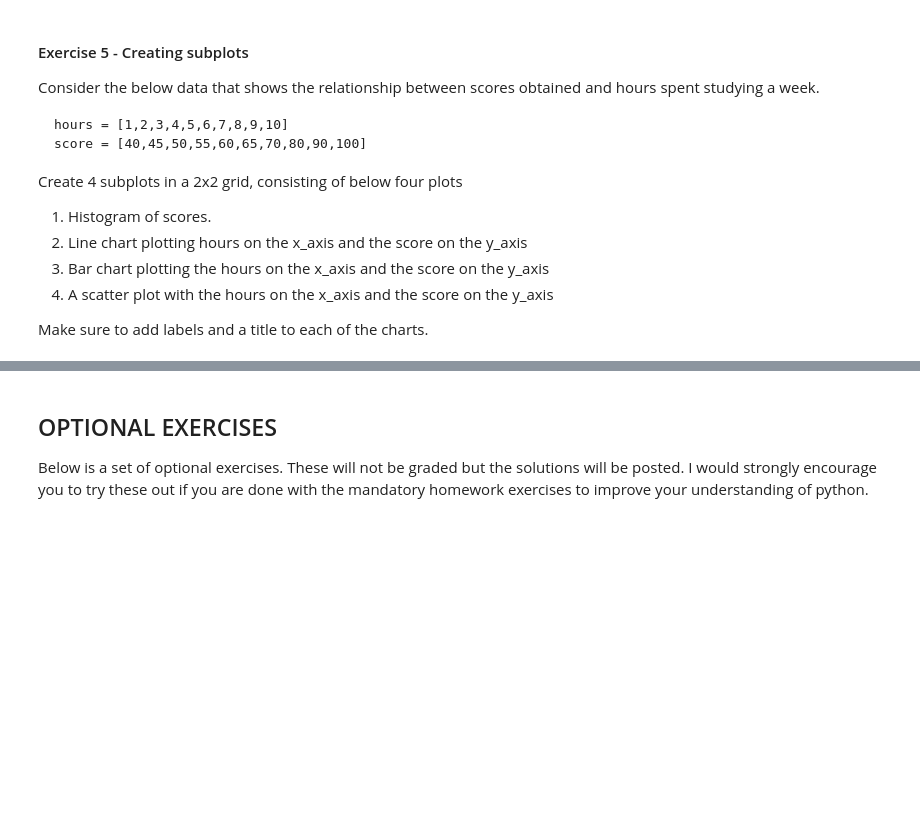
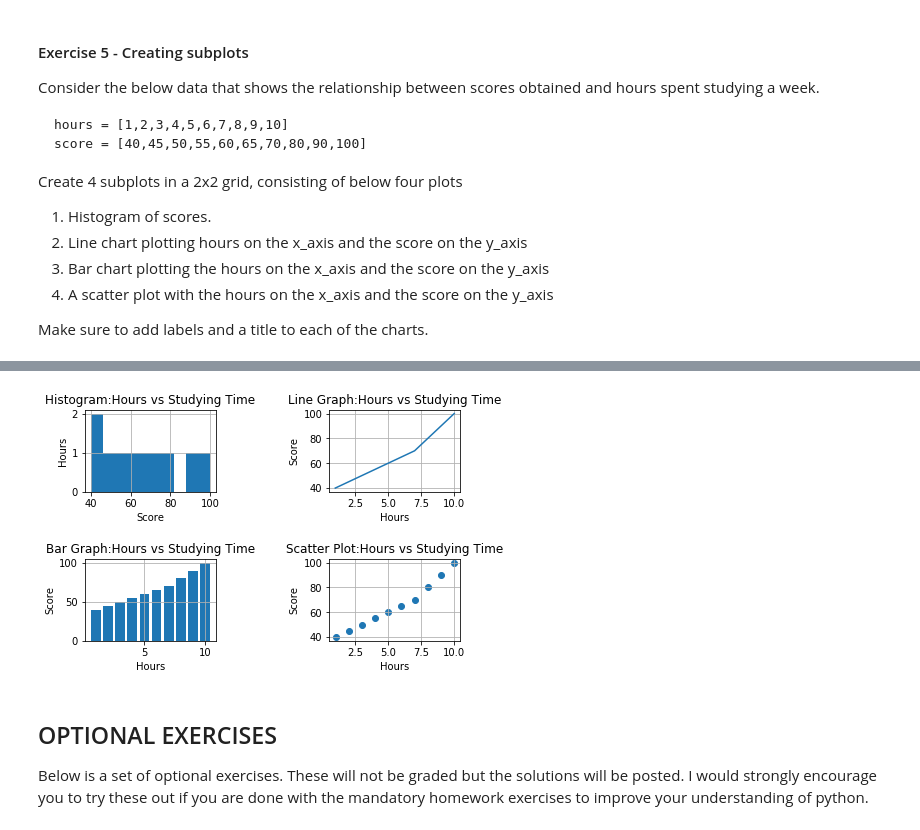
Before and after one commit to ygperez/CIS-024C-HW, a Jupyter notebook: hw11.ipynb, the cells around one changed output, grey strips where cells are left out. Cells and saved outputs as stored; diff of their text form; code cells hidden in the pictures; blank space fills up the shorter version.

```diff
--- a/hw11.ipynb
+++ b/hw11.ipynb
@@ -233,3 +189,45 @@ AttributeError: 'module' object has no attribute 'normsl'
+# %%
+import numpy as np
+import matplotlib.pyplot as plt
+
+hours = [1,2,3,4,5,6,7,8,9,10]
+score = [40,45,50,55,60,65,70,80,90,100]
+
+f, ((ax1,ax2),(ax3,ax4)) = plt.subplots(2,2,sharex = False,sharey = False)
+
+#histogram
+ax1.hist(score)
+ax1.set_title("Histogram:Hours vs Studying Time")
+ax1.set_xlabel("Score")
+ax1.set_ylabel("Hours")
+
+#line graph
+ax2.plot(hours, score)
+ax2.set_title("Line Graph:Hours vs Studying Time")
+ax2.set_xlabel("Hours")
+ax2.set_ylabel("Score")
+#bar graph
+ax3.bar(hours,score)
+ax3.set_title("Bar Graph:Hours vs Studying Time")
+ax3.set_xlabel("Hours")
+ax3.set_ylabel("Score")
+#scatter plot
+ax4.scatter(hours,score)
+ax4.set_title("Scatter Plot:Hours vs Studying Time")
+ax4.set_xlabel("Hours")
+ax4.set_ylabel("Score")
+
+
+f.subplots_adjust(top=5.0, bottom=0.5, left=0.1, right=2, hspace=5.0,wspace=0.5)
+ax1.grid(True)
+ax2.grid(True)
+ax3.grid(True)
+ax4.grid(True)
+
+plt.tight_layout(pad=0.5, w_pad=7.0, h_pad=2.0)
+plt.show()
+# %% [output]
+[figure, added]
 # %% [markdown]
 ## OPTIONAL EXERCISES
 
```
Also changed, not shown: parts of 7 cells of this notebook.
